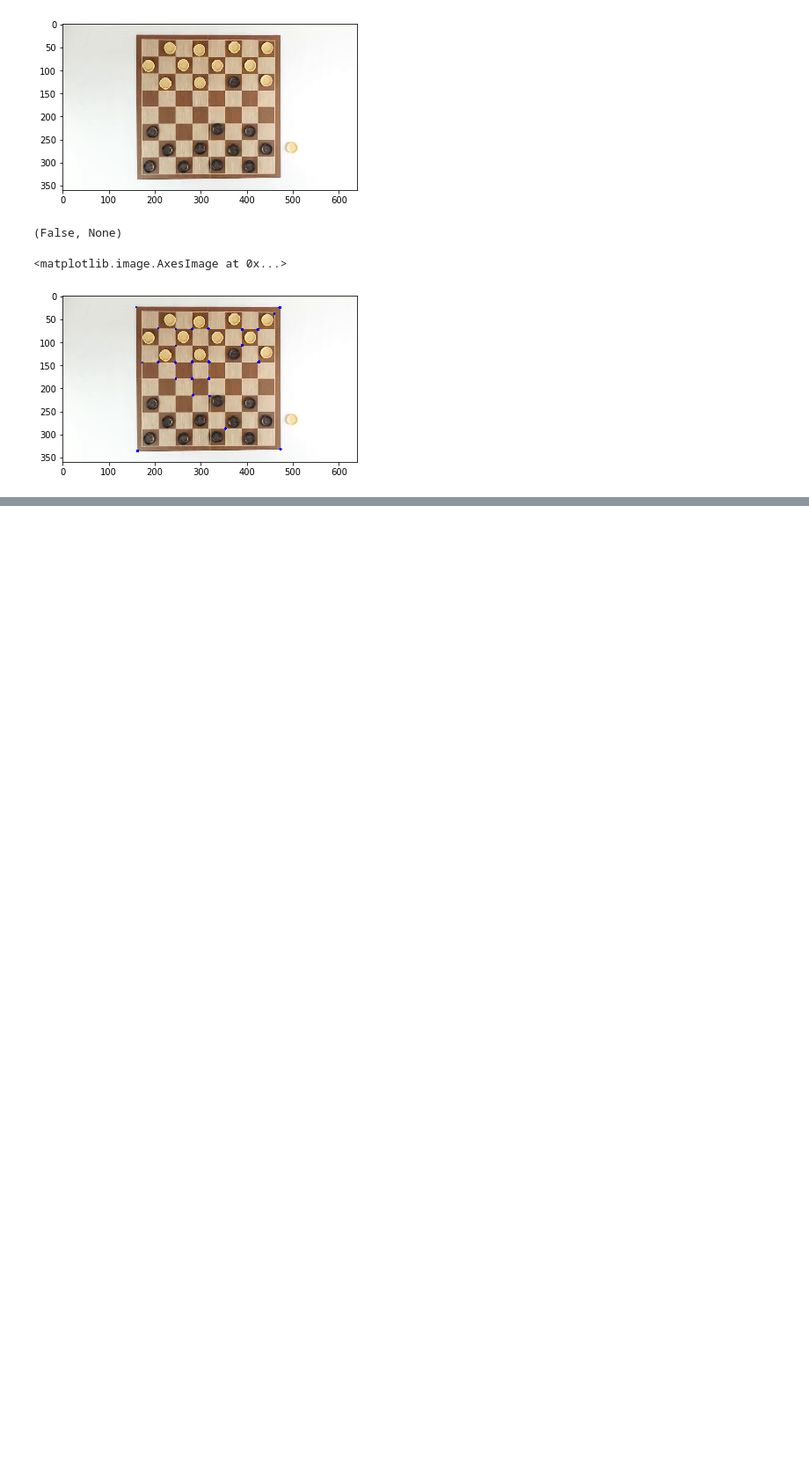
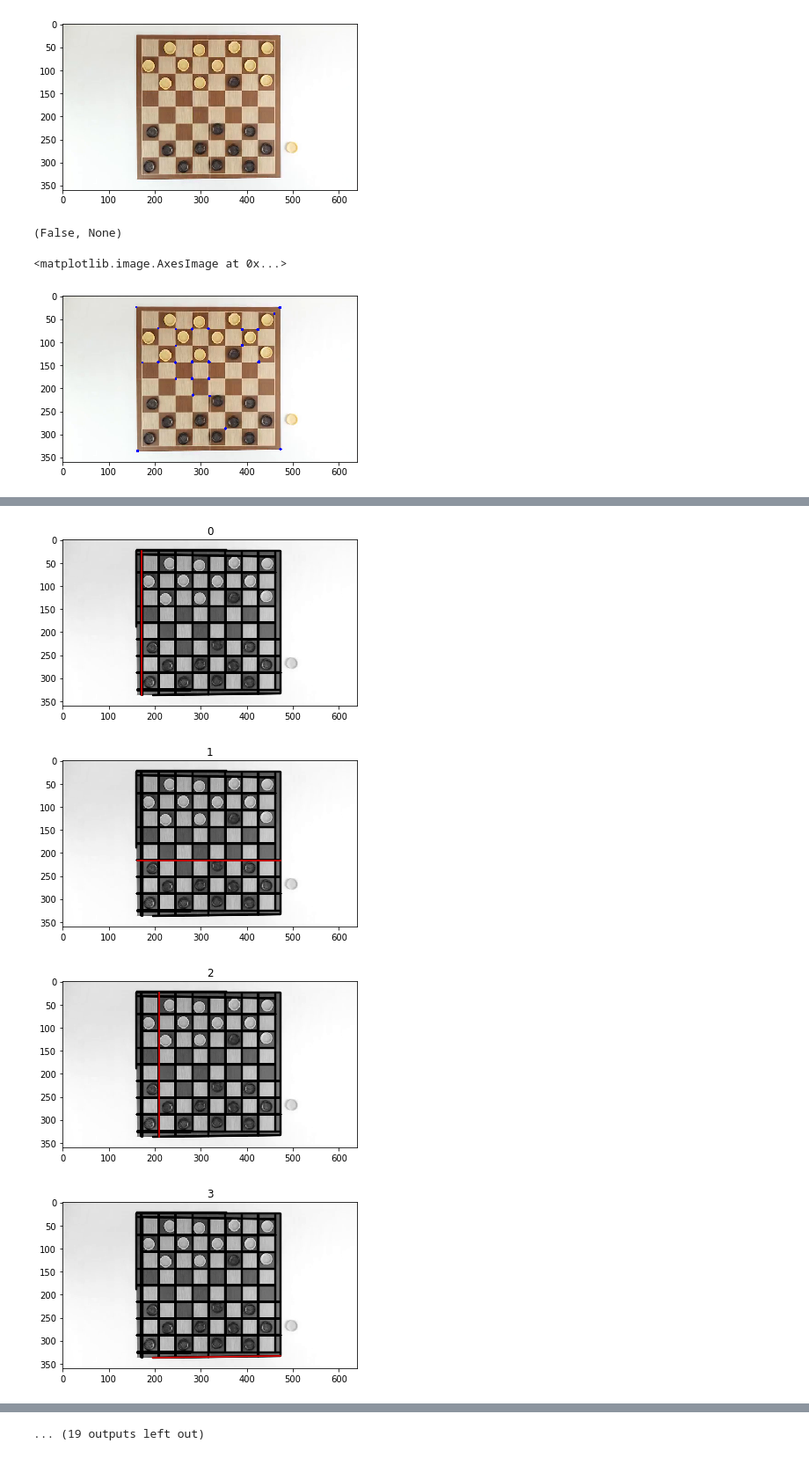
Before and after one commit to alexkassil/playing-the-computer, a Jupyter notebook: Checkers.ipynb, the cells around one changed output, grey strips where cells are left out. Shown at 88% size. Cells and saved outputs as stored; diff of their text form; code cells hidden in the pictures; blank space fills up the shorter version.

```diff
--- a/Checkers.ipynb
+++ b/Checkers.ipynb
@@ -49,0 +79,11 @@ plt.imshow(blurred, cmap="gray")
+# %%
+for i in range(len(lines)):
+    fig, ax = plt.subplots()
+    ax.imshow(gray_lines, cmap="gray")
+    ax.plot([lines[i][0][0],lines[i][0][2]],[lines[i][0][1],lines[i][0][3]], c="r")
+    plt.title(str(i))
+# %% [output]
+[figure, added]
+[figure, added]
+[figure, added]
+[figure, added]
@@ -49,0 +98 @@ plt.imshow(blurred, cmap="gray")
+... (19 outputs left out)
```
Also changed, not shown: parts of 19 cells of this notebook, 1 other file.
